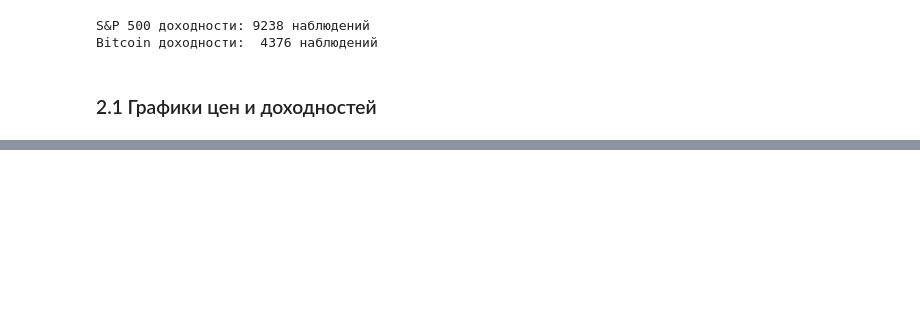
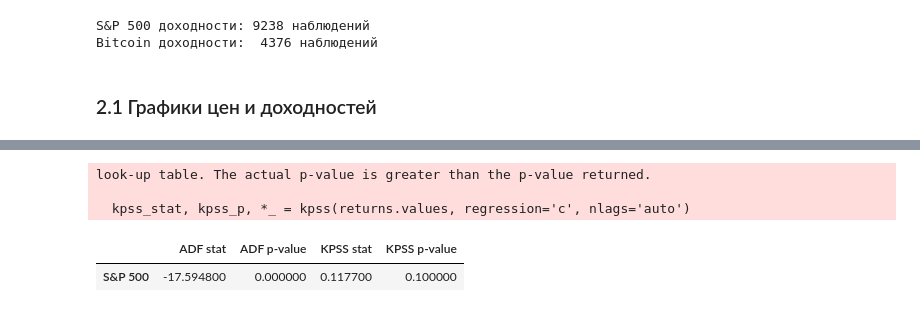
Before and after one commit to kdnvnadya/ms-garch, a Jupyter notebook: vkr_msgarch_1.ipynb, the cells around one changed output, grey strips where cells are left out. Drawn from its saved outputs; the diff is of its cells as text; code cells hidden in the pictures; blank space fills up the shorter version.

```diff
--- a/vkr_msgarch_1.ipynb
+++ b/vkr_msgarch_1.ipynb
@@ -111,0 +146,18 @@ plot_price_and_returns(btc_prices, btc_returns, 'Bitcoin')
+# %%
+def stationarity_tests(returns, name):
+    adf_stat, adf_p, *_ = adfuller(returns.values, autolag='AIC')
+    kpss_stat, kpss_p, *_ = kpss(returns.values, regression='c', nlags='auto')
+    return pd.Series({
+        'ADF stat': adf_stat, 'ADF p-value': adf_p,
+        'KPSS stat': kpss_stat, 'KPSS p-value': kpss_p,
+    }, name=name)
+
+
+stat_sp500 = stationarity_tests(sp500_returns, 'S&P 500')
+pd.DataFrame([stat_sp500]).round(4)
+# %% [output]
+look-up table. The actual p-value is greater than the p-value returned.
+
+  kpss_stat, kpss_p, *_ = kpss(returns.values, regression='c', nlags='auto')
+|  | ADF stat | ADF p-value | KPSS stat | KPSS p-value |
+| S&P 500 | -17.594800 | 0.000000 | 0.117700 | 0.100000 |
```
Also changed, not shown: parts of 6 cells of this notebook.
